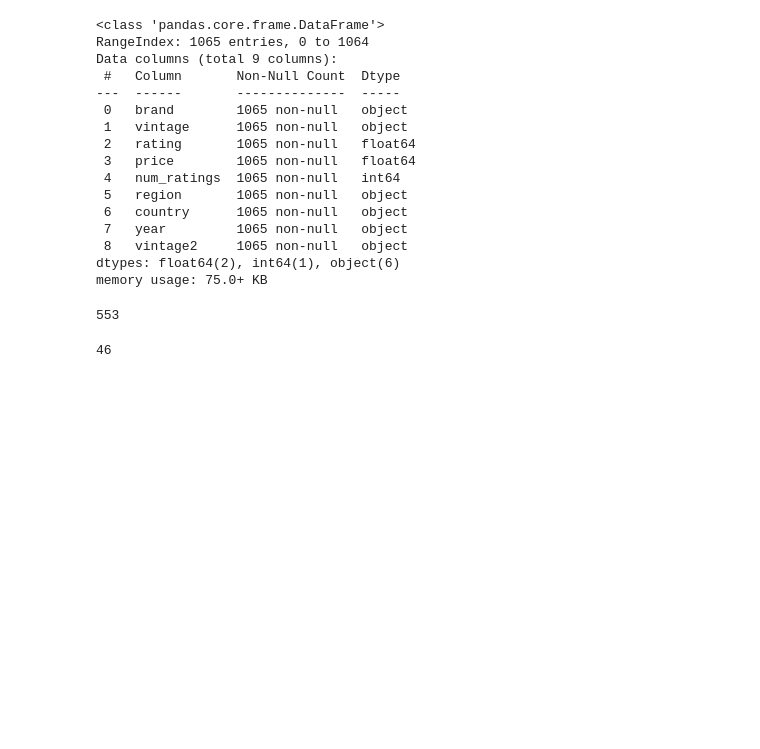
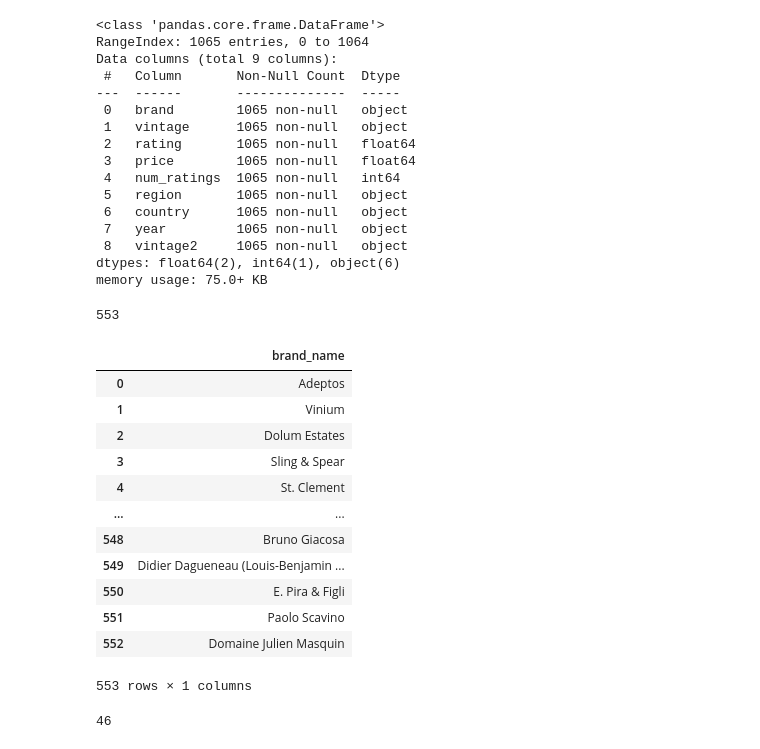
Before and after one commit to WilliamDHughes/ETL-Project-Group-1, a Jupyter notebook: bee_work/bee_dataframe_edit.ipynb, the cells around one changed output. Drawn from its saved outputs; the diff is of its cells as text; code cells hidden in the pictures; blank space fills up the shorter version.

```diff
--- a/bee_work/bee_dataframe_edit.ipynb
+++ b/bee_work/bee_dataframe_edit.ipynb
@@ -501,6 +501,22 @@ brands = df_main.brand.unique()
 print(len(brands))
 # %% [output]
 553
+# %%
+brand_table = pd.DataFrame({'brand_name': brands})
+# %% [output]
+|  | brand_name |
+| 0 | Adeptos |
+| 1 | Vinium |
+| 2 | Dolum Estates |
+| 3 | Sling & Spear |
+| 4 | St. Clement |
+| ... | ... |
+| 548 | Bruno Giacosa |
+| 549 | Didier Dagueneau (Louis-Benjamin ... |
+| 550 | E. Pira & Figli |
+| 551 | Paolo Scavino |
+| 552 | Domaine Julien Masquin |
+553 rows × 1 columns
 # %%
 count = len(max(brands, key = len))
 print(count)
```
Also changed, not shown: parts of 3 cells of this notebook, 1 other file.
